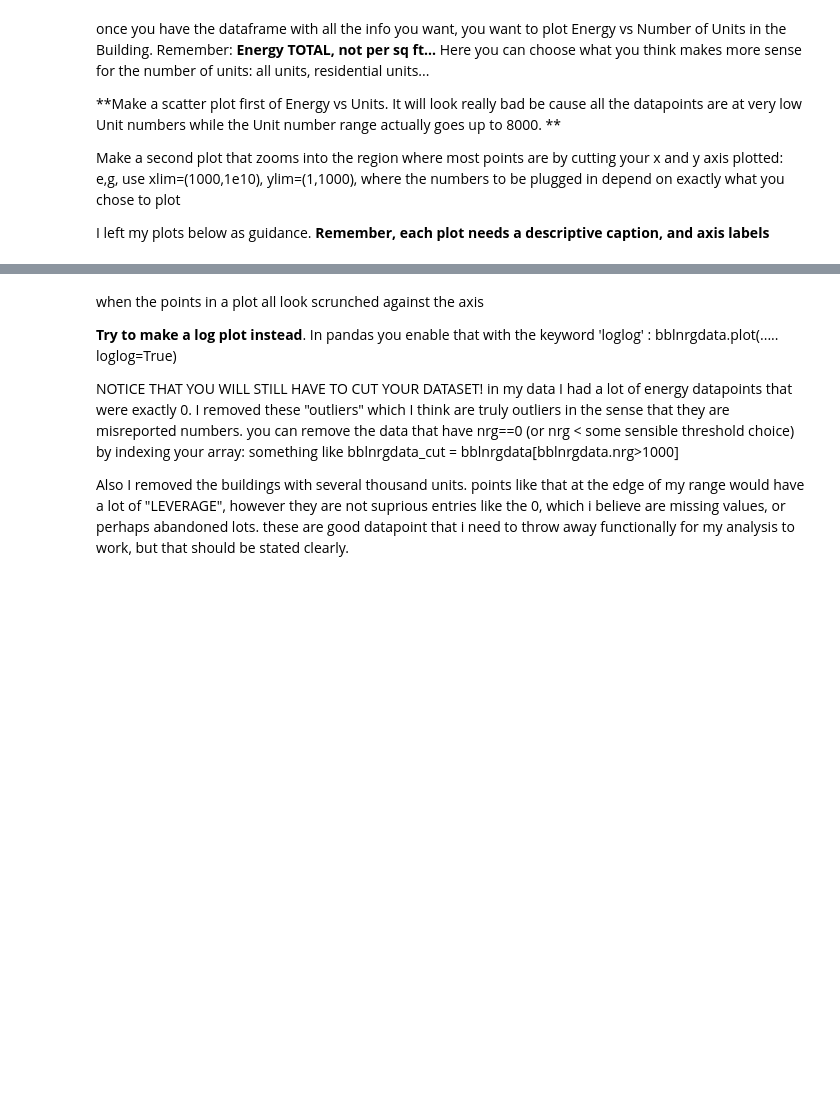
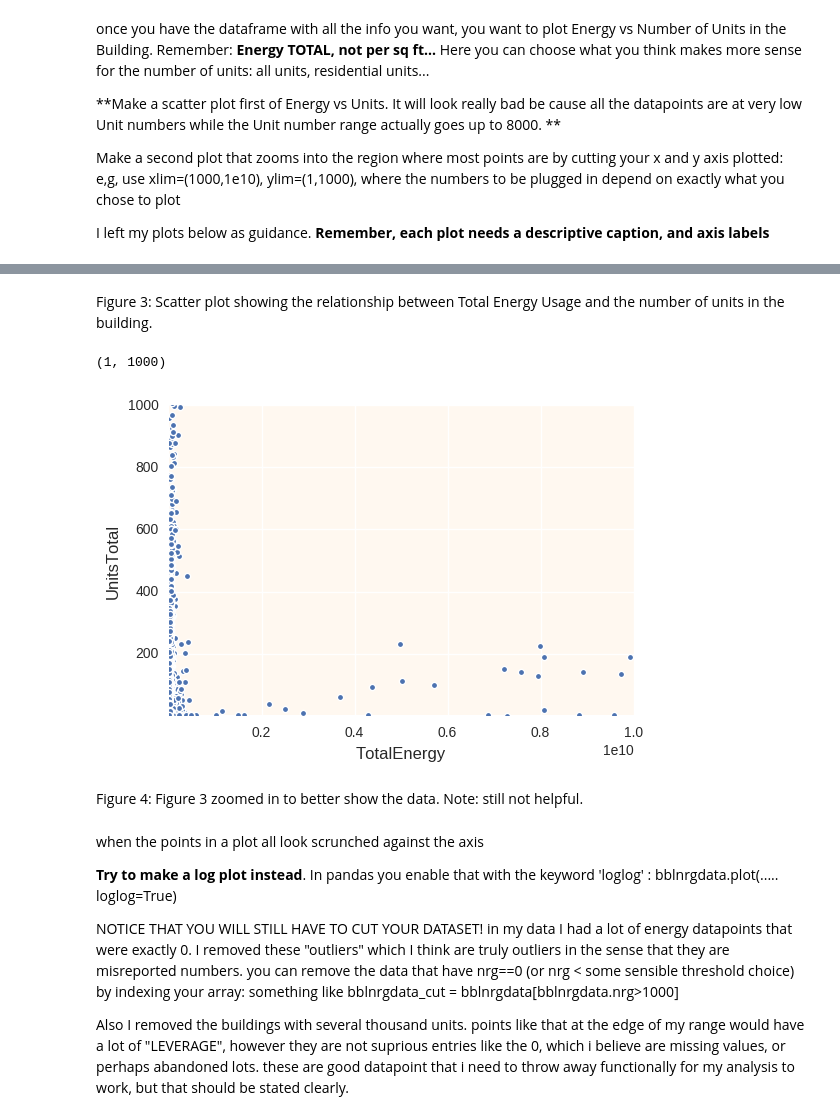
Before and after one commit to bsmiller25/PUI2016_bm2393, a Jupyter notebook: HW6_bm2393/Assignment1.ipynb, the cells around one changed output, grey strips where cells are left out. Cells and saved outputs as stored; diff of their text form; code cells hidden in the pictures; blank space fills up the shorter version.

```diff
--- a/HW6_bm2393/Assignment1.ipynb
+++ b/HW6_bm2393/Assignment1.ipynb
@@ -272,3 +299,17 @@ pl.ylim=(1,1000)
+# %% [markdown]
+Figure 3: Scatter plot showing the relationship between Total Energy Usage and the number of units in the building.
+# %%
+# zoomed in scatter plot
+
+ax = bblnrgdata.plot(x = 'TotalEnergy', y = 'UnitsTotal', kind = 'scatter')
+
+xlim(1000,1e10)
+ylim(1,1000)
+# %% [output]
+(1, 1000)
+[figure, added]
+# %% [markdown]
+Figure 4: Figure 3 zoomed in to better show the data. Note: still not helpful.
 # %% [markdown]
 when the points in a plot all look scrunched against the axis
 
```
Also changed, not shown: parts of 31 cells of this notebook.
